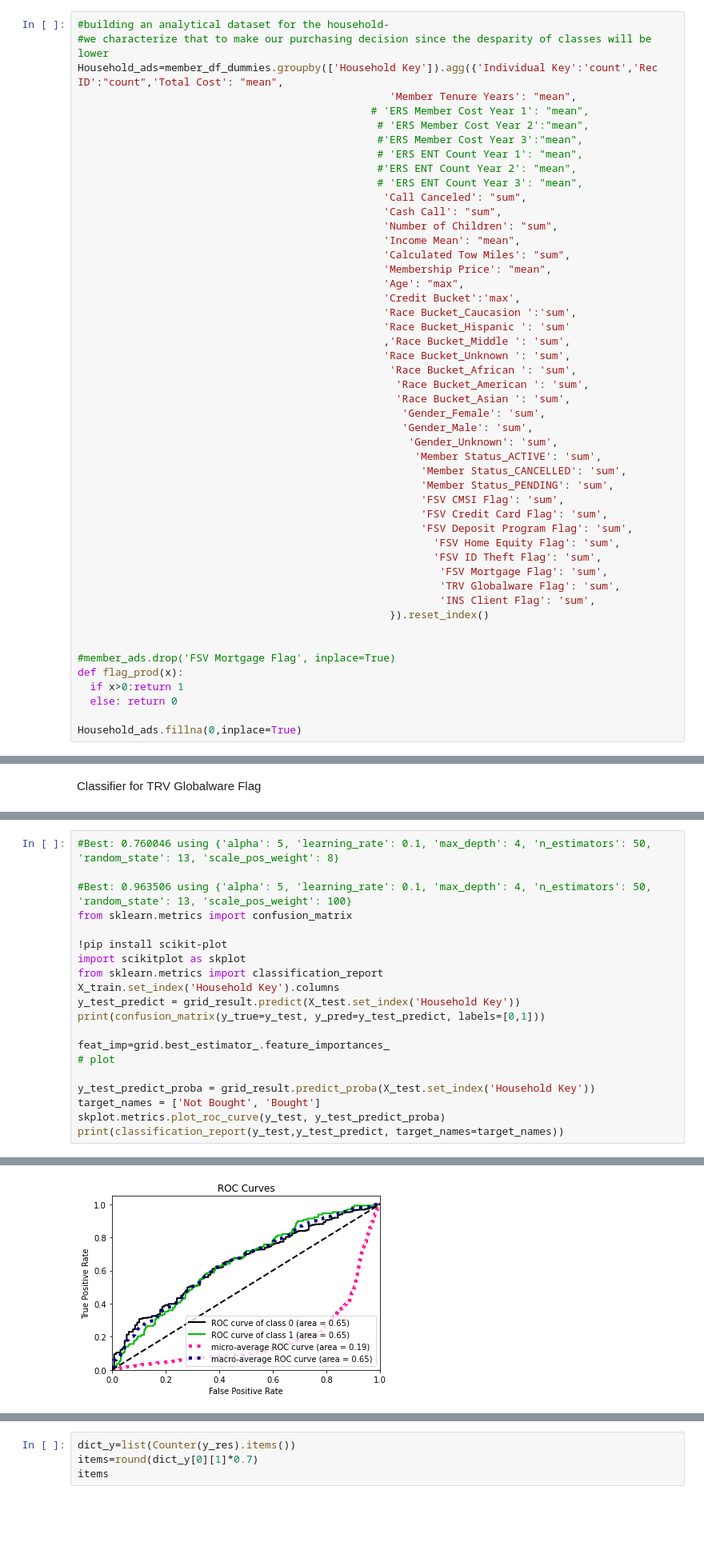
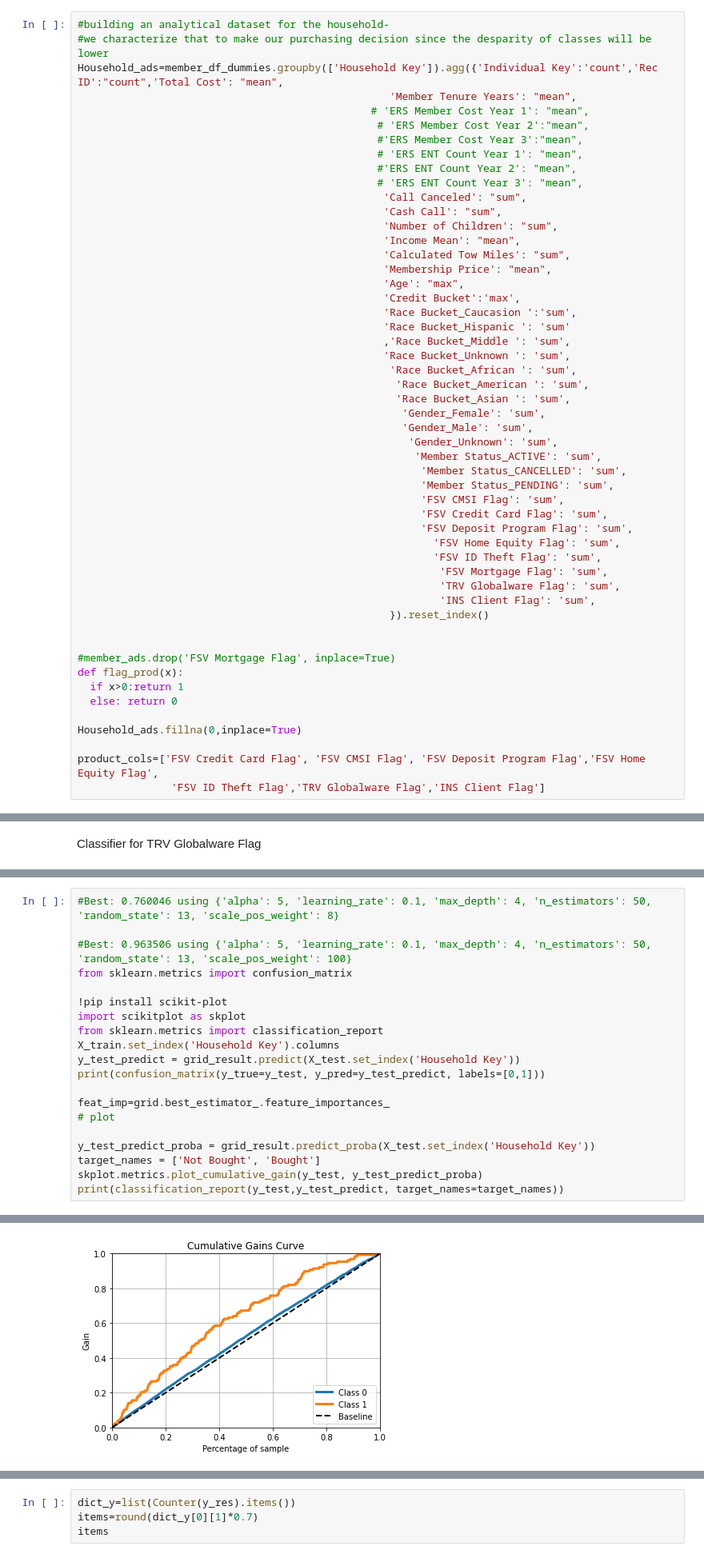
Before and after one commit to skamble91/BigDL, a Jupyter notebook: AI_ML_Capstone_Shweta.ipynb, the cells around one changed output, grey strips where cells are left out. Shown at 80% size. Cells and saved outputs as stored; diff of their text form; blank space fills up the shorter version.

```diff
--- a/AI_ML_Capstone_Shweta.ipynb
+++ b/AI_ML_Capstone_Shweta.ipynb
@@ -1133,6 +947,9 @@ def flag_prod(x):
   else: return 0
 
 Household_ads.fillna(0,inplace=True)
+
+product_cols=['FSV Credit Card Flag', 'FSV CMSI Flag', 'FSV Deposit Program Flag','FSV Home Equity Flag',
+               'FSV ID Theft Flag','TRV Globalware Flag','INS Client Flag']
 # %%
 fsvs= [i for i in Household_ads.columns if i.startswith('FSV')]
 for col in fsvs:
@@ -1312,7 +1171,7 @@ feat_imp=grid.best_estimator_.feature_importances_
 
 y_test_predict_proba = grid_result.predict_proba(X_test.set_index('Household Key'))
 target_names = ['Not Bought', 'Bought']
-skplot.metrics.plot_roc_curve(y_test, y_test_predict_proba)
+skplot.metrics.plot_cumulative_gain(y_test, y_test_predict_proba)
 print(classification_report(y_test,y_test_predict, target_names=target_names))
 # %% [output]
 Requirement already satisfied: scikit-plot in /usr/local/lib/python3.6/dist-packages (0.3.7)
@@ -1336,4 +1194,4 @@ Function plot_roc_curve is deprecated; This will be removed in v0.5.0. Please us
-[figure, old version]
+[figure, new version]
 # %%
 from xgboost import plot_importance
 from matplotlib import pyplot
```
Also changed, not shown: parts of 59 cells of this notebook.
